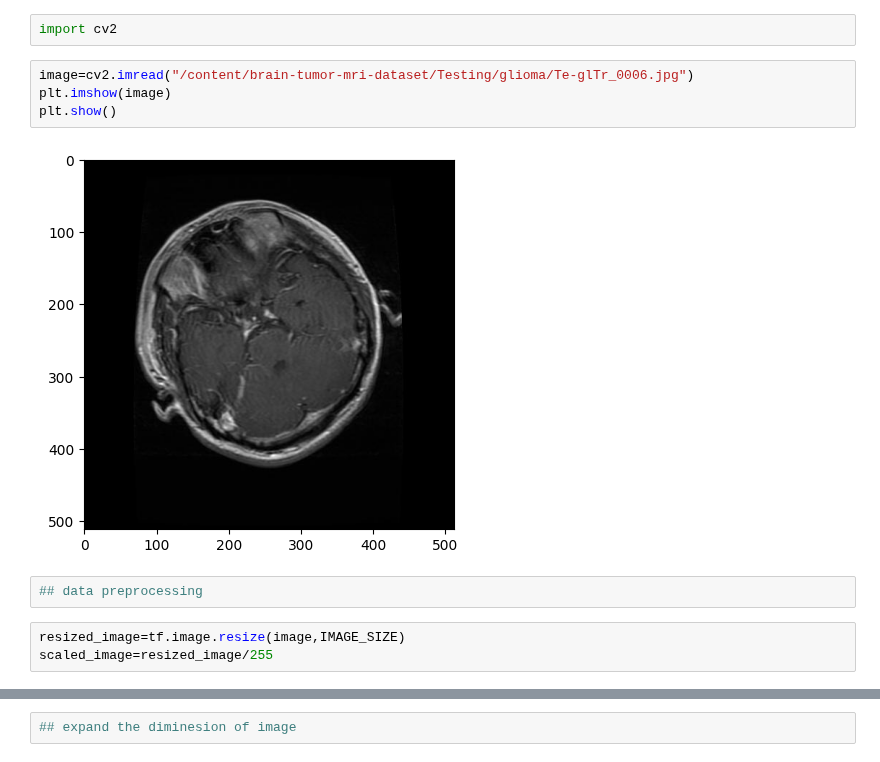
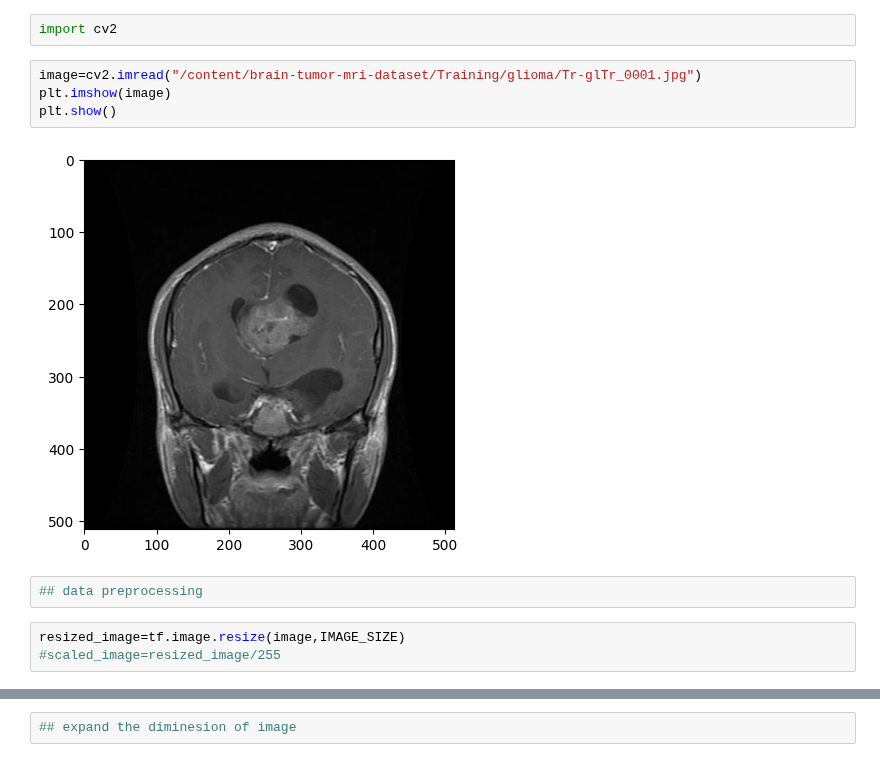
Before and after one commit to savindumahasen/MRI-Brain-Tumor-Classification, a Jupyter notebook: BrainTumorClassification.ipynb, the cells around one changed output, grey strips where cells are left out. Cells and saved outputs as stored; diff of their text form.

```diff
--- a/BrainTumorClassification.ipynb
+++ b/BrainTumorClassification.ipynb
@@ -304,14 +306,14 @@ Successfully installed opencv-python-4.11.0.86
 # %%
 import cv2
 # %%
-image=cv2.imread("/content/brain-tumor-mri-dataset/Testing/glioma/Te-glTr_0006.jpg")
+image=cv2.imread("/content/brain-tumor-mri-dataset/Training/glioma/Tr-glTr_0001.jpg")
 plt.imshow(image)
 plt.show()
 # %% [output]
-[figure, old version]
+[figure, new version]
 # %%
 ## data preprocessing
 # %%
 resized_image=tf.image.resize(image,IMAGE_SIZE)
-scaled_image=resized_image/255
+#scaled_image=resized_image/255
 # %%
```
Also changed, not shown: parts of 17 cells of this notebook.
